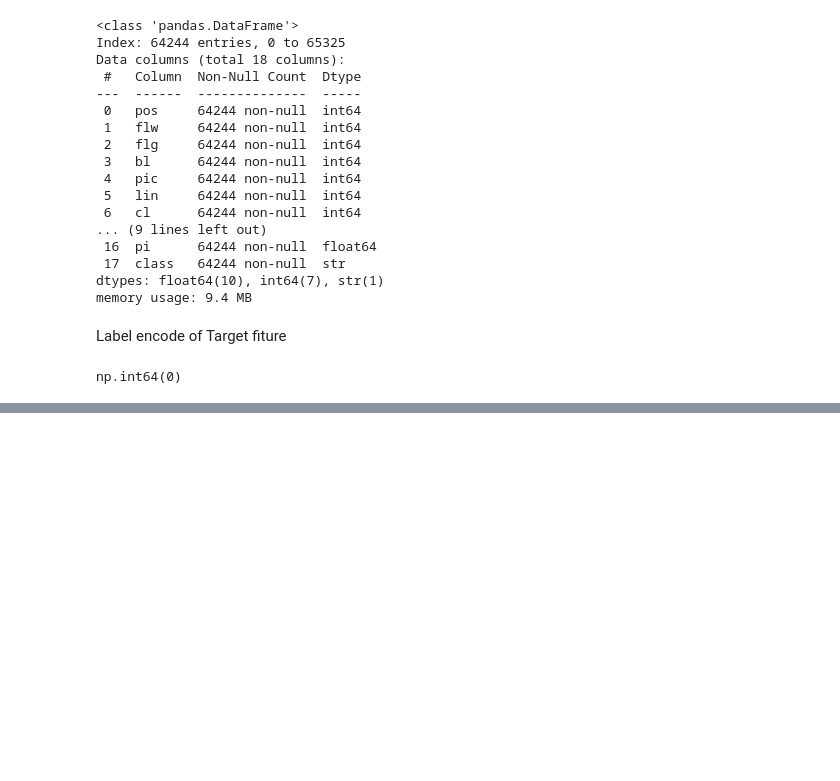
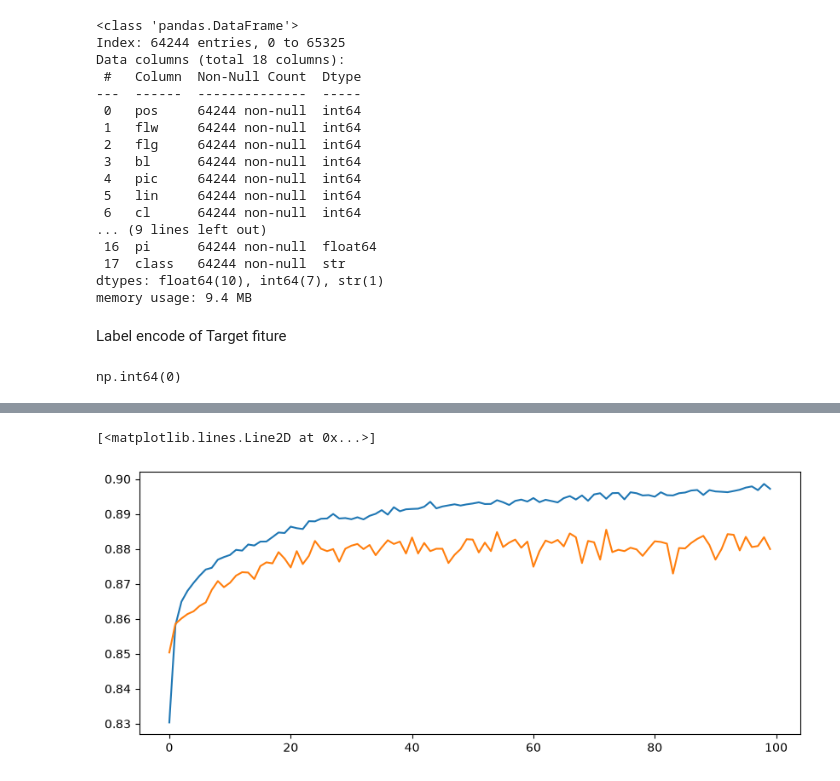
Before and after one commit to rahul-gitt/Deep-Learning, a Jupyter notebook: ANN/Fake Profile Detection using ANN/main.ipynb, the cells around one changed output, grey strips where cells are left out. Drawn from its saved outputs; the diff is of its cells as text; code cells hidden in the pictures; blank space fills up the shorter version.

Commit message:
Model Done

```diff
--- a/ANN/Fake Profile Detection using ANN/main.ipynb
+++ b/ANN/Fake Profile Detection using ANN/main.ipynb
@@ -103,0 +110,9 @@ X_test_scaled = scaler.transform(X_test)
+# %%
+model = Sequential([
+    Dense(17, input_dim = 17, activation= 'relu'),
+    Dense(32, activation= 'relu'),
+    Dense(16, activation= 'relu'),
+    Dense(1, activation='sigmoid')
+])
+# %%
+model.compile(optimizer='adam', loss= 'binary_crossentropy', metrics=['accuracy'])
@@ -103,0 +127,5 @@ X_test_scaled = scaler.transform(X_test)
+# %%
+history = model.fit(X_train_scaled, y_train,
+                    epochs =100, batch_size = 8,
+                    validation_split = 0.2,
+                    verbose = 1)
@@ -103,0 +154,7 @@ X_test_scaled = scaler.transform(X_test)
+# %%
+plt.figure(figsize=(10,4))
+plt.plot(history.history['accuracy'],label = 'Train Accuracy')
+plt.plot(history.history['val_accuracy'],label = 'Validation Accuracy')
+# %% [output]
+[<matplotlib.lines.Line2D at 0x...>]
+[figure, added]
```
Also changed, not shown: parts of 10 cells of this notebook, 2 other files.
